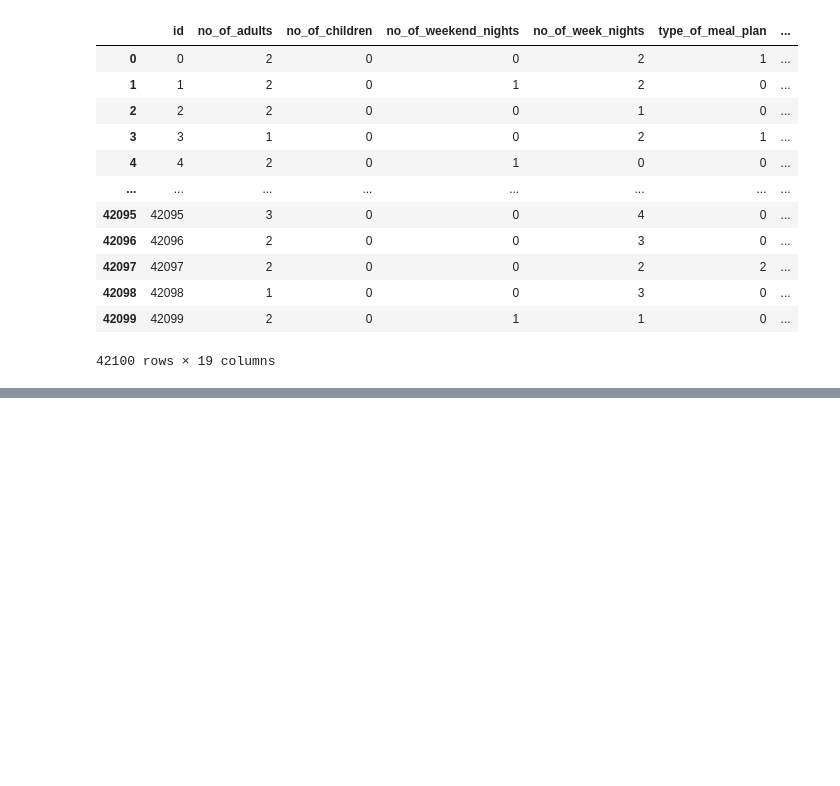
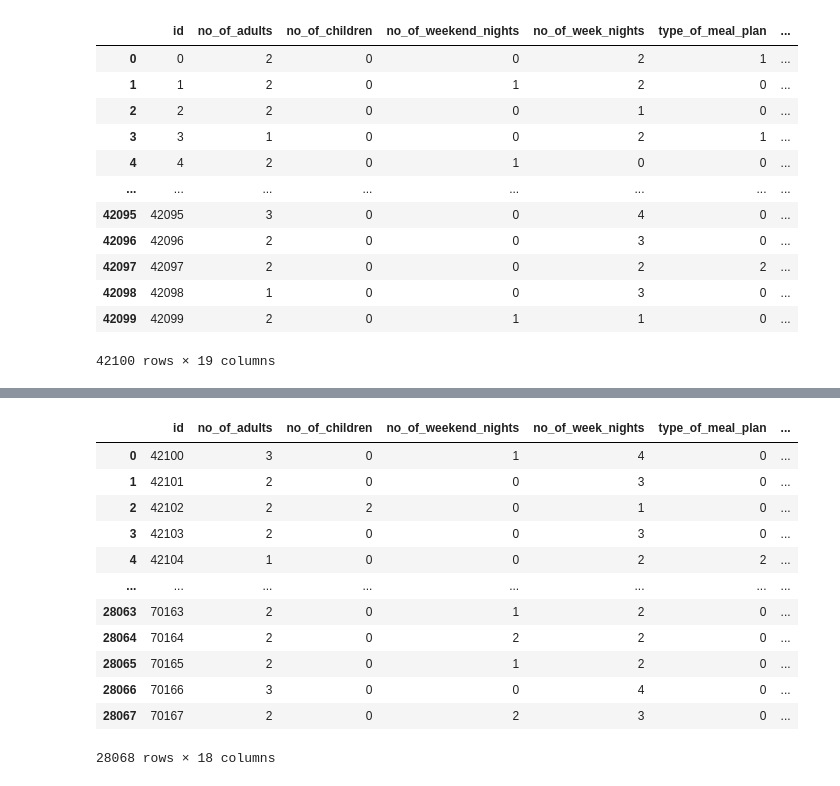
Before and after one commit to datascienceworld-kan/VDT-MLOpsDemo, a Jupyter notebook: notebooks/02DoingDataValidation.ipynb, the cells around one changed output, grey strips where cells are left out. Cells and saved outputs as stored; diff of their text form; code cells hidden in the pictures; blank space fills up the shorter version.

```diff
--- a/notebooks/02DoingDataValidation.ipynb
+++ b/notebooks/02DoingDataValidation.ipynb
@@ -5,3 +53,4 @@ from pandera.typing import Series
 # %%
-train = pd.read_csv("s3://gunmlartifacts/datalake/raw_zone/train.csv")
-test = pd.read_csv("s3://gunmlartifacts/datalake/raw_zone/test.csv")
+train = pd.read_csv("../raw_data/train.csv")
+test = pd.read_csv("../raw_data/test.csv")
+print(train.shape, test.shape)
@@ -112,0 +180,16 @@ class SchemaTest(SchemaTrain):
+# %%
+SchemaTest(test)
+# %% [output]
+|  | id | no_of_adults | no_of_children | no_of_weekend_nights | no_of_week_nights | type_of_meal_plan | ... |
+| 0 | 42100 | 3 | 0 | 1 | 4 | 0 | ... |
+| 1 | 42101 | 2 | 0 | 0 | 3 | 0 | ... |
+| 2 | 42102 | 2 | 2 | 0 | 1 | 0 | ... |
+| 3 | 42103 | 2 | 0 | 0 | 3 | 0 | ... |
+| 4 | 42104 | 1 | 0 | 0 | 2 | 2 | ... |
+| ... | ... | ... | ... | ... | ... | ... | ... |
+| 28063 | 70163 | 2 | 0 | 1 | 2 | 0 | ... |
+| 28064 | 70164 | 2 | 0 | 2 | 2 | 0 | ... |
+| 28065 | 70165 | 2 | 0 | 1 | 2 | 0 | ... |
+| 28066 | 70166 | 3 | 0 | 0 | 4 | 0 | ... |
+| 28067 | 70167 | 2 | 0 | 2 | 3 | 0 | ... |
+28068 rows × 18 columns
```
Also changed, not shown: parts of 14 cells of this notebook, 17 other files.
